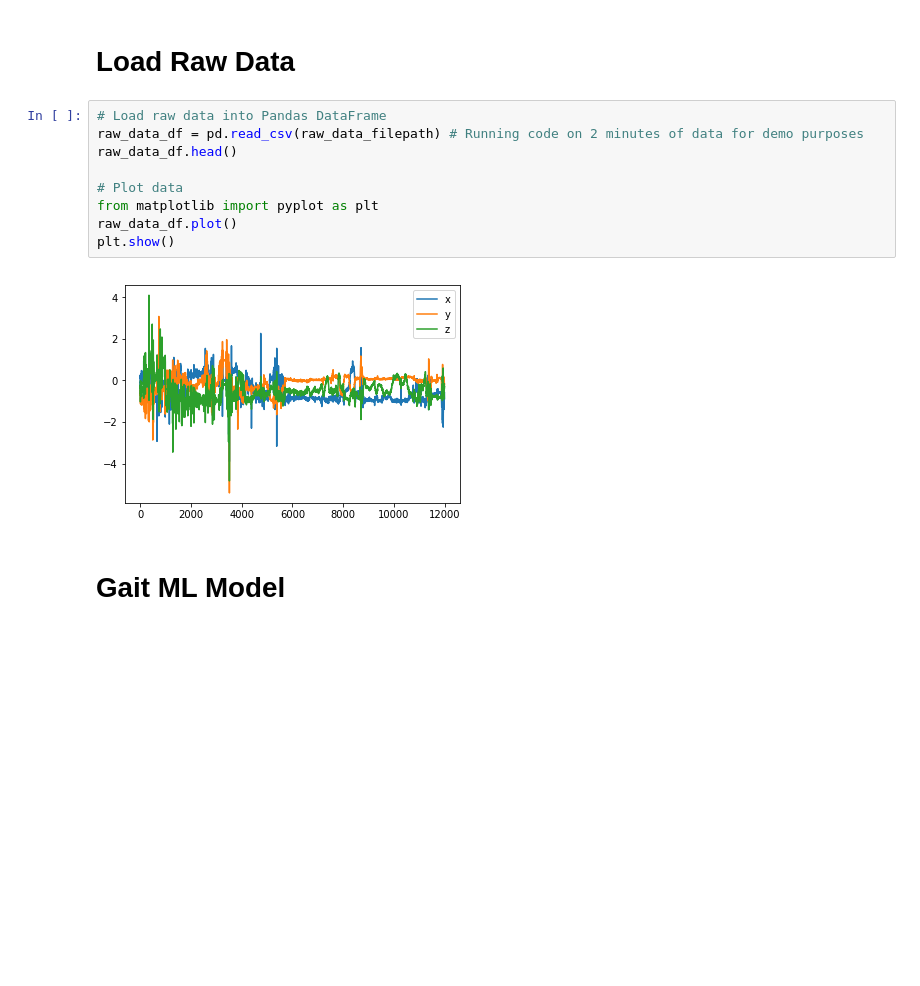
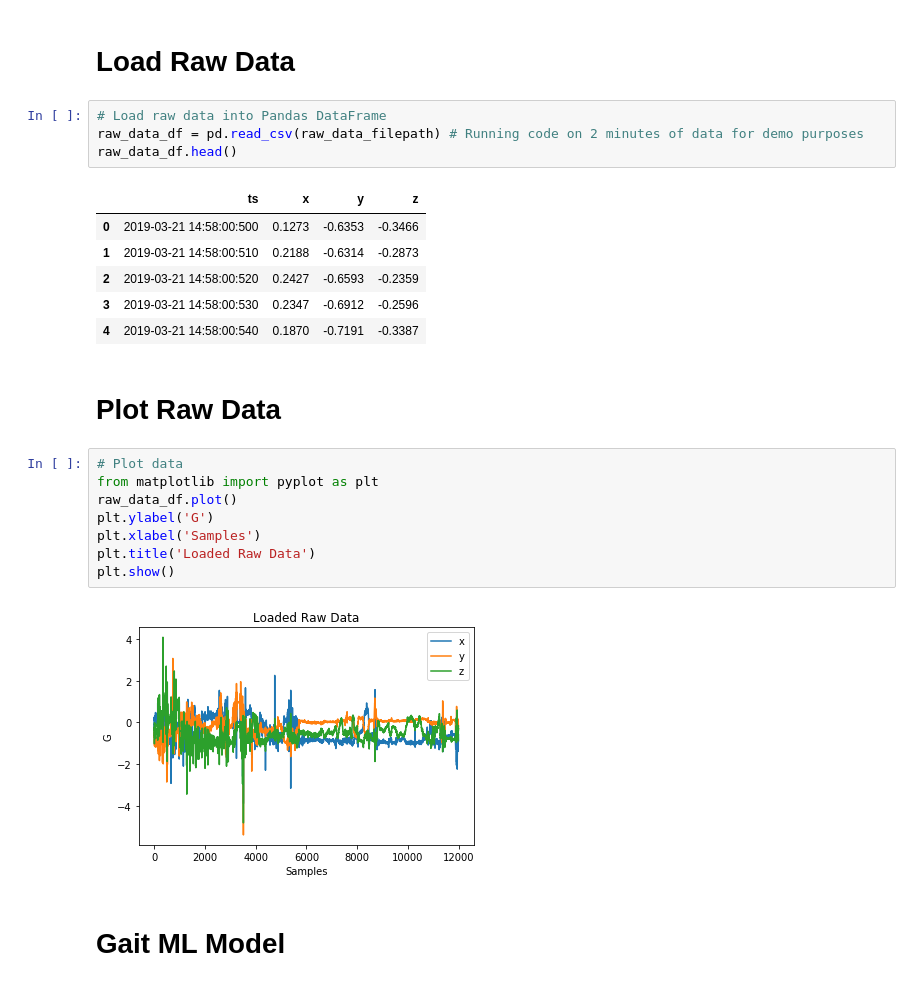
Before and after one commit to NikhilMahadevan/analyze-tremor-bradykinesia-PD, a Jupyter notebook: demo/demo_run_analytics.ipynb, the cells around one changed output. Saved outputs shown, nothing was run; the diff lists cells and outputs as text; blank space fills up the shorter version.

```diff
--- a/demo/demo_run_analytics.ipynb
+++ b/demo/demo_run_analytics.ipynb
@@ -17,13 +17,25 @@ raw_data_sampling_rate = 100.
 # Load raw data into Pandas DataFrame
 raw_data_df = pd.read_csv(raw_data_filepath) # Running code on 2 minutes of data for demo purposes
 raw_data_df.head()
-
-# Plot data
-from matplotlib import pyplot as plt
-raw_data_df.plot()
-plt.show()
 # %% [output]
-[figure, removed]
+|  | ts | x | y | z |
+| 0 | 2019-03-21 14:58:00:500 | 0.1273 | -0.6353 | -0.3466 |
+| 1 | 2019-03-21 14:58:00:510 | 0.2188 | -0.6314 | -0.2873 |
+| 2 | 2019-03-21 14:58:00:520 | 0.2427 | -0.6593 | -0.2359 |
+| 3 | 2019-03-21 14:58:00:530 | 0.2347 | -0.6912 | -0.2596 |
+| 4 | 2019-03-21 14:58:00:540 | 0.1870 | -0.7191 | -0.3387 |
+# %% [markdown]
+# Plot Raw Data
+# %%
+# Plot data
+from matplotlib import pyplot as plt
+raw_data_df.plot()
+plt.ylabel('G')
+plt.xlabel('Samples')
+plt.title('Loaded Raw Data')
+plt.show()
+# %% [output]
+[figure, added]
 # %% [markdown]
 # Gait ML Model
 # %% [markdown]
```
Also changed, not shown: parts of 4 cells of this notebook.
